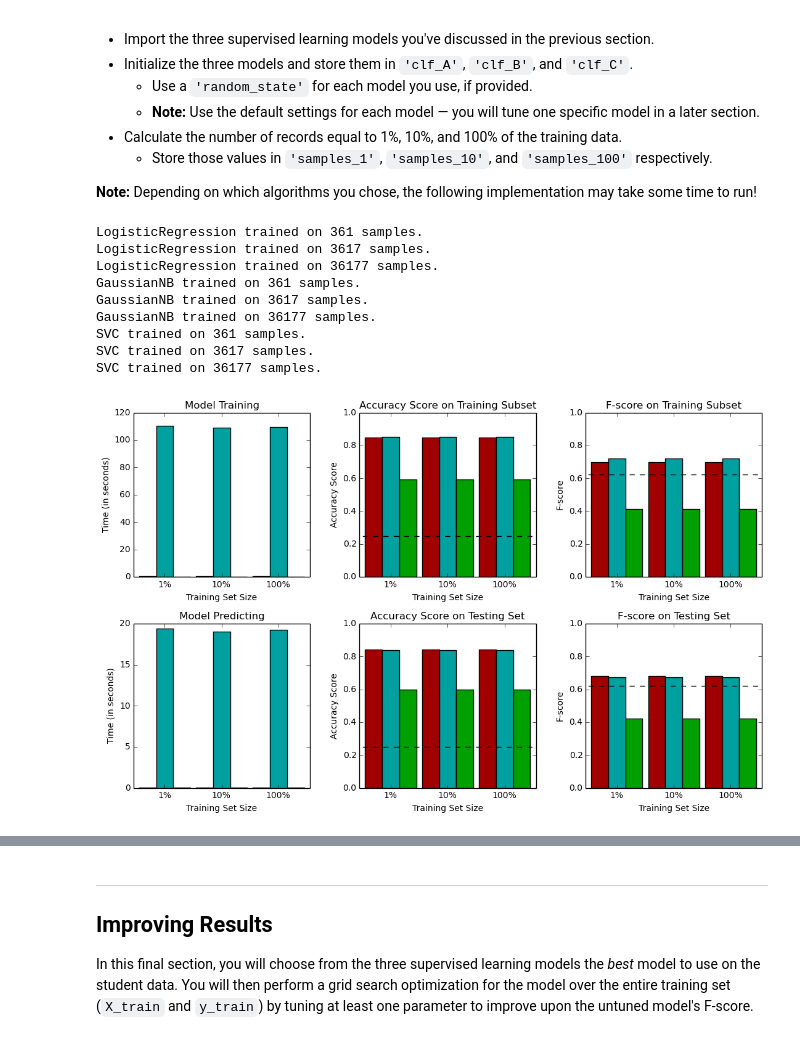
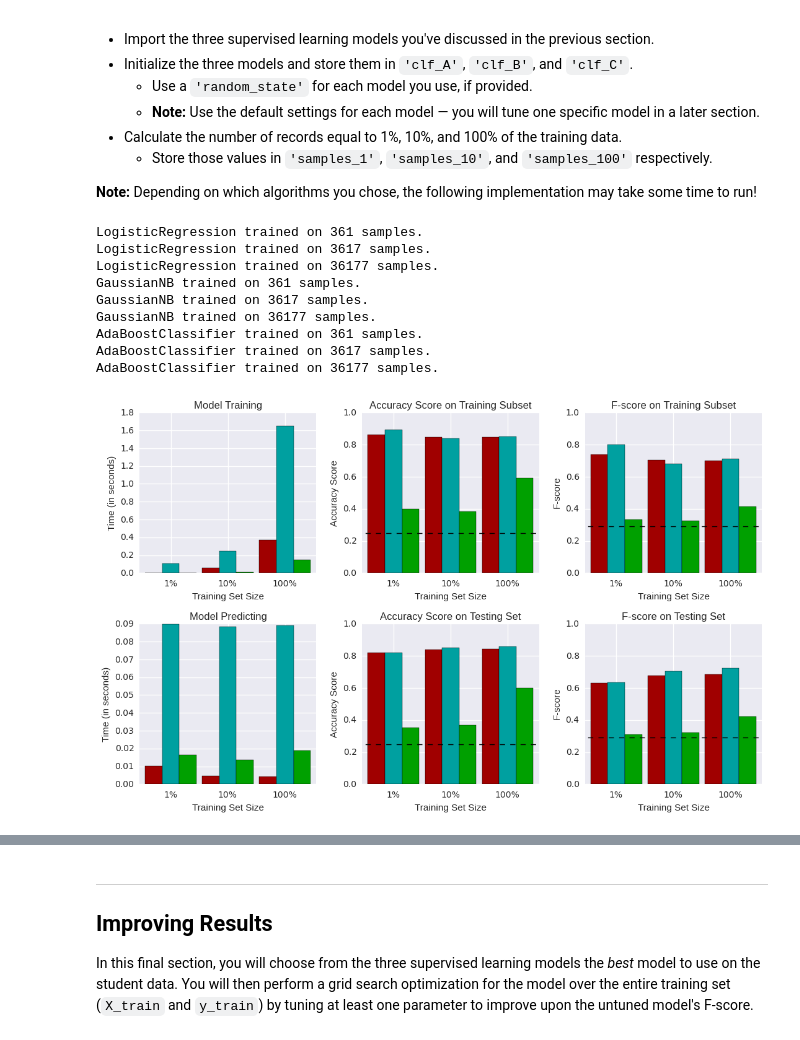
Before and after one commit to boyihu/machine-learning, a Jupyter notebook: projects/finding_donors/finding_donors.ipynb, the cells around one changed output, grey strips where cells are left out. Cells and saved outputs as stored; diff of their text form; code cells hidden in the pictures.

```diff
--- a/projects/finding_donors/finding_donors.ipynb
+++ b/projects/finding_donors/finding_donors.ipynb
@@ -166,7 +175,17 @@ Additionally, as with the non-numeric features, we need to convert the non-numer
 features_final = pd.get_dummies(features_log_minmax_transform)
 
 # TODO: Encode the 'income_raw' data to numerical values
-income = income_raw.replace(['<=50K','>50K'],[0,1])
+#income = income_raw.replace(['<=50K','>50K'],[0,1])
+from sklearn.preprocessing import LabelEncoder
+le = LabelEncoder()
+income = le.fit_transform(income_raw)
+print income
+#print le.inverse_transform(income)
+
+#le1 = LabelEncoder()
+#occup = le1.fit_transform(data['occupation'])
+#print occup
+#print le1.inverse_transform(occup)
 
 # Print the number of features after one-hot encoding
 encoded = list(features_final.columns)
@@ -249,12 +270,12 @@ FN = 0 # No predicted negatives in the naive case
 # TODO: Calculate accuracy, precision and recall
 TP = np.sum(income)
 print (TP)
-FP = income.count() - TP
+FP = income.shape[0] - TP
 TN = 0
 FN = 0
 accuracy = TP/float((TP + FP))
-recall = TP/float((TP + FP))
-precision = TP/float((TP + FN))
+recall = TP/float((TP + FN))
+precision = TP/float((TP + FP))
 
 # TODO: Calculate F-score using the formula above for beta = 0.5 and correct values for precision and recall.
 # HINT: The formula above can be written as (1 + beta**2) * (precision * recall) / ((beta**2 * precision) + recall)
@@ -365,7 +386,7 @@ def train_predict(learner, sample_size, X_train, y_train, X_test, y_test):
 
     # TODO: Fit the learner to the training data using slicing with 'sample_size' using .fit(training_features[:], training_labels[:])
     start = time() # Get start time
-    learner = learner.fit(X_train, y_train)
+    learner = learner.fit(X_train[:sample_size], y_train[:sample_size])
     end = time() # Get end time
 
     # TODO: Calculate the training time
@@ -413,40 +434,40 @@ In the code cell, you will need to implement the following:
 # TODO: Import the three supervised learning models from sklearn
 from sklearn.linear_model import LogisticRegression
 from sklearn.naive_bayes import GaussianNB
-from sklearn.svm import SVC
+from sklearn.ensemble import AdaBoostClassifier
 
 # TODO: Initialize the three models
-clf_A = LogisticRegression()
+clf_A = LogisticRegression(random_state = 0)
 clf_B = GaussianNB()
-clf_C = SVC()
+clf_C = AdaBoostClassifier(random_state = 0)
 
 # TODO: Calculate the number of samples for 1%, 10%, and 100% of the training data
 # HINT: samples_100 is the entire training set i.e. len(y_train)
 # HINT: samples_10 is 10% of samples_100
 # HINT: samples_1 is 1% of samples_100
 samples_100 = len(y_train)
 samples_10 = int(0.1*len(y_train))
 samples_1 = int(0.01*len(y_train))
 
 # Collect results on the learners
 results = {}
 for clf in [clf_A, clf_B, clf_C]:
     clf_name = clf.__class__.__name__
     results[clf_name] = {}
     for i, samples in enumerate([samples_1, samples_10, samples_100]):
         results[clf_name][i] = \
         train_predict(clf, samples, X_train, y_train, X_test, y_test)
 
 # Run metrics visualization for the three supervised learning models chosen
 vs.evaluate(results, accuracy, fscore)
 # %% [output]
 LogisticRegression trained on 361 samples.
 LogisticRegression trained on 3617 samples.
 LogisticRegression trained on 36177 samples.
 GaussianNB trained on 361 samples.
 GaussianNB trained on 3617 samples.
 GaussianNB trained on 36177 samples.
-SVC trained on 361 samples.
-SVC trained on 3617 samples.
-SVC trained on 36177 samples.
+AdaBoostClassifier trained on 361 samples.
+AdaBoostClassifier trained on 3617 samples.
+AdaBoostClassifier trained on 36177 samples.
-[figure, old version]
+[figure, new version]
```
Also changed, not shown: parts of 11 cells of this notebook, 1 other file.
